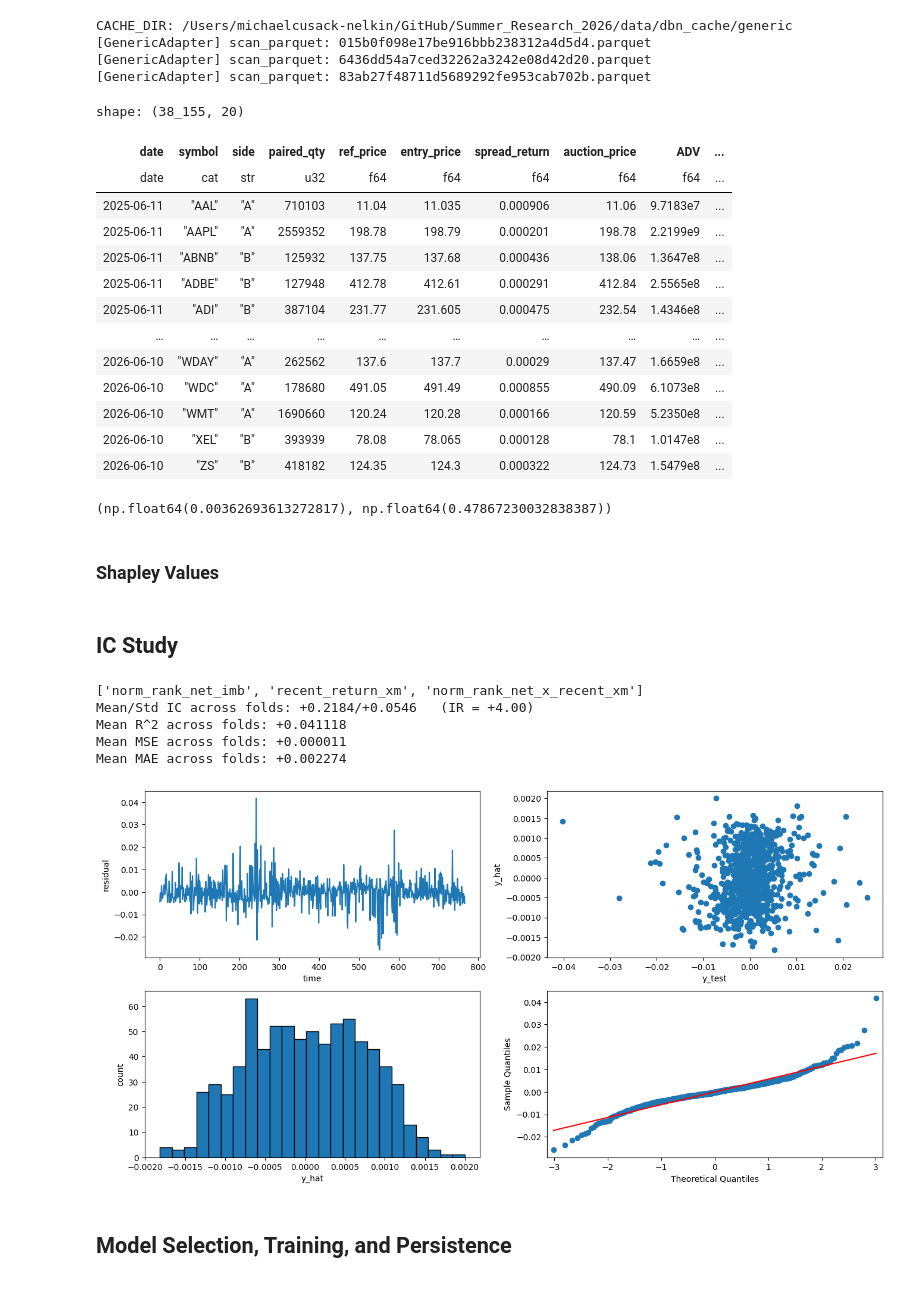
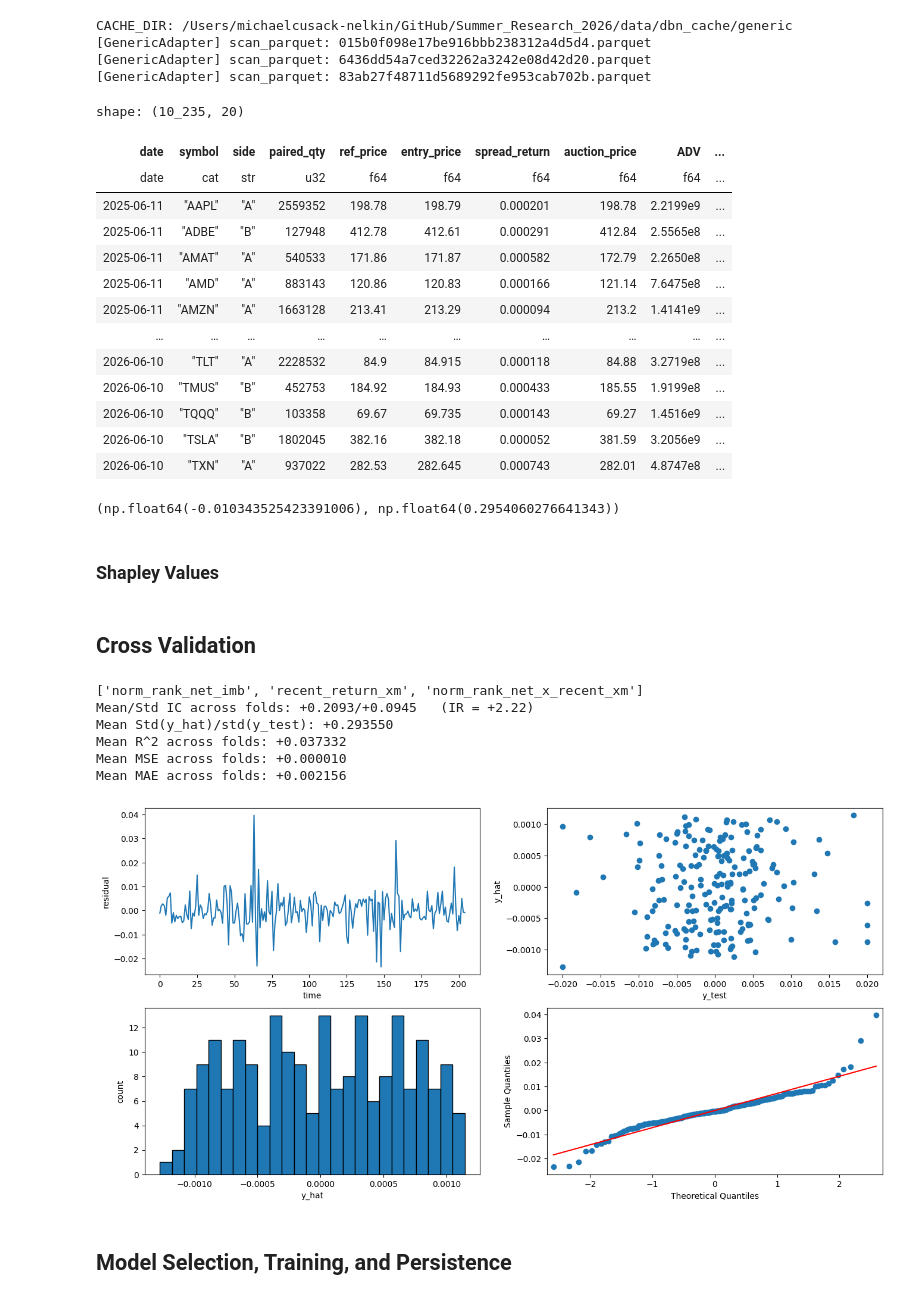
Before and after one commit to MichaelCusackNelkin/Summer_Research_2026, a Jupyter notebook: forecast/forecasting.ipynb, the cells around one changed output. Drawn from its saved outputs; the diff is of its cells as text; code cells hidden in the pictures.

```diff
--- a/forecast/forecasting.ipynb
+++ b/forecast/forecasting.ipynb
@@ -22,7 +22,7 @@ print(f"CACHE_DIR: {CACHE_DIR}")
 
 with open("../universe.txt", "r") as f:
     UNIVERSE = [line.strip() for line in f]
-with open("../top_250_universe.txt", "r") as f:
+with open("../top_50_universe.txt", "r") as f:
     ACTIVE_SET = [line.strip() for line in f]
 START = "2025-06-11"
 END = "2026-06-11"
@@ -133,7 +133,7 @@ recent_return = (
     df_trades
     .with_columns(pl.col("ts_event").dt.date().alias("date"),
                   ((pl.col("ask_px_00") + pl.col("bid_px_00")) / 2).alias("mid"))
-    .filter(pl.col("ts_event").dt.time().is_between(pl.time(15,40,00), pl.time(15,49,59)))
+    .filter(pl.col("ts_event").dt.time().is_between(pl.time(15,45,00), pl.time(15,50,00)))
     .group_by(["date", "symbol"], maintain_order=True)
     .agg(
         (pl.col("mid").last() - pl.col("mid").first())/pl.col("mid").first()
@@ -214,26 +214,26 @@ data = (
 
 data
 # %% [output]
-shape: (38_155, 20)
+shape: (10_235, 20)
 | date | symbol | side | paired_qty | ref_price | entry_price | spread_return | auction_price | ADV | ... |
 | date | cat | str | u32 | f64 | f64 | f64 | f64 | f64 | ... |
-| 2025-06-11 | "AAL" | "A" | 710103 | 11.04 | 11.035 | 0.000906 | 11.06 | 9.7183e7 | ... |
 | 2025-06-11 | "AAPL" | "A" | 2559352 | 198.78 | 198.79 | 0.000201 | 198.78 | 2.2199e9 | ... |
-| 2025-06-11 | "ABNB" | "B" | 125932 | 137.75 | 137.68 | 0.000436 | 138.06 | 1.3647e8 | ... |
 | 2025-06-11 | "ADBE" | "B" | 127948 | 412.78 | 412.61 | 0.000291 | 412.84 | 2.5565e8 | ... |
-| 2025-06-11 | "ADI" | "B" | 387104 | 231.77 | 231.605 | 0.000475 | 232.54 | 1.4346e8 | ... |
+| 2025-06-11 | "AMAT" | "A" | 540533 | 171.86 | 171.87 | 0.000582 | 172.79 | 2.2650e8 | ... |
+| 2025-06-11 | "AMD" | "A" | 883143 | 120.86 | 120.83 | 0.000166 | 121.14 | 7.6475e8 | ... |
+| 2025-06-11 | "AMZN" | "A" | 1663128 | 213.41 | 213.29 | 0.000094 | 213.2 | 1.4141e9 | ... |
 | … | … | … | … | … | … | … | … | … | ... |
-| 2026-06-10 | "WDAY" | "A" | 262562 | 137.6 | 137.7 | 0.00029 | 137.47 | 1.6659e8 | ... |
-| 2026-06-10 | "WDC" | "A" | 178680 | 491.05 | 491.49 | 0.000855 | 490.09 | 6.1073e8 | ... |
-| 2026-06-10 | "WMT" | "A" | 1690660 | 120.24 | 120.28 | 0.000166 | 120.59 | 5.2350e8 | ... |
-| 2026-06-10 | "XEL" | "B" | 393939 | 78.08 | 78.065 | 0.000128 | 78.1 | 1.0147e8 | ... |
-| 2026-06-10 | "ZS" | "B" | 418182 | 124.35 | 124.3 | 0.000322 | 124.73 | 1.5479e8 | ... |
+| 2026-06-10 | "TLT" | "A" | 2228532 | 84.9 | 84.915 | 0.000118 | 84.88 | 3.2719e8 | ... |
+| 2026-06-10 | "TMUS" | "B" | 452753 | 184.92 | 184.93 | 0.000433 | 185.55 | 1.9199e8 | ... |
+| 2026-06-10 | "TQQQ" | "B" | 103358 | 69.67 | 69.735 | 0.000143 | 69.27 | 1.4516e9 | ... |
+| 2026-06-10 | "TSLA" | "B" | 1802045 | 382.16 | 382.18 | 0.000052 | 381.59 | 3.2056e9 | ... |
+| 2026-06-10 | "TXN" | "A" | 937022 | 282.53 | 282.645 | 0.000743 | 282.01 | 4.8747e8 | ... |
 # %%
 from scipy.stats import pearsonr
 r, p = pearsonr(data['norm_rank_net_imb'], data['recent_return'])
 r, p
 # %% [output]
-(np.float64(0.00362693613272817), np.float64(0.47867230032838387))
+(np.float64(-0.010343525423391006), np.float64(0.2954060276641343))
 # %% [markdown]
 ### Shapley Values
 # %%
@@ -275,7 +275,7 @@ r, p
 # %%
 # shap.plots.waterfall(shap_values[sample_ind])
 # %% [markdown]
-## IC Study
+## Cross Validation
 # %%
 from sklearn.model_selection import TimeSeriesSplit
 from sklearn.preprocessing import StandardScaler
@@ -288,16 +288,15 @@ import statsmodels.api as sm
 # Split on unique DATES (not rows): one day's cross-section must stay whole,
 # otherwise the same date leaks across train/test.
 dates = data["date"].unique().sort().to_list()
-# feature_sets = [["signed_mean_imb_ratio", "mean_x_recent"], ["norm_rank_imb", "rank_x_recent"],  ["net_signed_imb", "net_x_recent"]]
-# features = ["norm_rank_net_imb", "recent_return", "norm_rank_net_x_recent_xm"]
 features = ["norm_rank_net_imb", "recent_return_xm", "norm_rank_net_x_recent_xm"]
 target = ["close_return_xm"]
 
-tscv = TimeSeriesSplit(n_splits=49, max_train_size=30, test_size=5)  # rolling ~train window
+tscv = TimeSeriesSplit(n_splits=49, max_train_size=90, test_size=5)  # rolling ~train window
 scaler = StandardScaler()
 fold_ics = []
 fold_metrics = []
 all_daily_ics = []
+stds = []
 for i, (train_d, test_d) in enumerate(tscv.split(dates)):
     train_dates = [dates[j] for j in train_d]
     test_dates  = [dates[j] for j in test_d]
@@ -310,14 +309,15 @@ for i, (train_d, test_d) in enumerate(tscv.split(dates)):
     X_test_scale = scaler.transform(test[features].to_numpy())
     y_test = test[target].to_numpy()
 
-    model = Ridge(alpha=1e-1)
+    model = LinearRegression()
     model.fit(X_train_scale, y_train)
 
-    # Forecast on test, then daily cross-sectional rank IC (Spearman), averaged.
+    # Forecast on test, then daily cross-sectional rank IC (Spearman), MSE, MAE, and R^2, averaged.
     pred = (
         test
         .with_columns(pl.Series("yhat", model.predict(X_test_scale)))
     )
+    y_hat = pred['yhat'].to_numpy()
     daily_ic = (
         pred.group_by("date")
         .agg(
@@ -332,10 +332,11 @@ for i, (train_d, test_d) in enumerate(tscv.split(dates)):
     )
     mean_ic = daily_ic["ic"].mean()
     fold_ics.append(mean_ic)
-    mse, mae, r2 = mean_squared_error(y_test, pred['yhat'].to_numpy()), mean_absolute_error(y_test, pred['yhat'].to_numpy()), model.score(X_test_scale, y_test)
+    mse, mae, r2 = mean_squared_error(y_test, y_hat), mean_absolute_error(y_test, y_hat), model.score(X_test_scale, y_test)
     fold_metrics.append(
         (mse, mae, r2)
     )
+    stds.append(np.std(y_hat) / np.std(y_test))
     all_daily_ics.extend(daily_ic["ic"].to_list())
 
 # fold_ics = np.array(fold_ics)
@@ -343,50 +344,40 @@ print(
     f"\n{features}"
     f"\nMean/Std IC across folds: {np.mean(fold_ics):+.4f}/{np.std(fold_ics):+.4f}"
     f"   (IR = {np.mean(fold_ics) / np.std(fold_ics):+.2f})"
+    f"\nMean Std(y_hat)/std(y_test): {np.mean(stds):+.6f}"
     f"\nMean R^2 across folds: {np.mean([r2 for (mse, mae, r2) in fold_metrics]):+.6f}"
     f"\nMean MSE across folds: {np.mean([mse for (mse, mae, rmse) in fold_metrics]):+.6f}"
     f"\nMean MAE across folds: {np.mean([mae for (mse, mae, rmse) in fold_metrics]):+.6f}"
     )
-
-# ic = np.array(all_daily_ics)
-# ir_daily = ic.mean() / ic.std()
-# ir_annual = ir_daily * np.sqrt(252)       # daily unit -> sqrt(252)
-# t_stat   = ic.mean() / (ic.std() / np.sqrt(len(ic)))   # significance of the mean IC
-# ic, ir_daily, ir_annual, t_stat
-# print(
-#     f"\nMean IC across days: {ic.mean():+.4f}"
-#     f"   (t-stat: {ic.mean() / (ic.std() / np.sqrt(len(ic))):+.2f})"
-#     f"\nIR across days: {ic.mean() / ic.std():+.2f}"
-#     f"   (Annualized: {ir_daily * np.sqrt(252):+.2f})"
-# )
 # %% [output]
 ['norm_rank_net_imb', 'recent_return_xm', 'norm_rank_net_x_recent_xm']
-Mean/Std IC across folds: +0.2184/+0.0546   (IR = +4.00)
-Mean R^2 across folds: +0.041118
-Mean MSE across folds: +0.000011
-Mean MAE across folds: +0.002274
+Mean/Std IC across folds: +0.2093/+0.0945   (IR = +2.22)
+Mean Std(y_hat)/std(y_test): +0.293550
+Mean R^2 across folds: +0.037332
+Mean MSE across folds: +0.000010
+Mean MAE across folds: +0.002156
 # %%
 fig, ax = plt.subplots(2, 2, figsize=(16,8))
 
 residuals = pred['yhat'].to_numpy().reshape(-1,1) - y_test
 
 ax[0,0].plot(residuals)
 ax[0,0].set_xlabel("time")
 ax[0,0].set_ylabel("residual")
 
-ax[0,1].scatter(y_test, pred['yhat'].to_numpy())
+ax[0,1].scatter(y_test.clip(-0.02, 0.02), pred['yhat'].to_numpy())
 ax[0,1].set_xlabel("y_test")
 ax[0,1].set_ylabel("y_hat")
 
 ax[1,0].hist(pred['yhat'].to_numpy(), edgecolor='black', bins=25)
 ax[1,0].set_xlabel("y_hat")
 ax[1,0].set_ylabel("count")
 
 sm.qqplot(residuals.flatten(), line='s', ax=ax[1,1])
 
 plt.show()
 # %% [output]
-[figure, old version]
+[figure, new version]
 # %% [markdown]
 ## Model Selection, Training, and Persistence
 # %%
```
Also changed, not shown: parts of 9 cells of this notebook, 12 other files.
